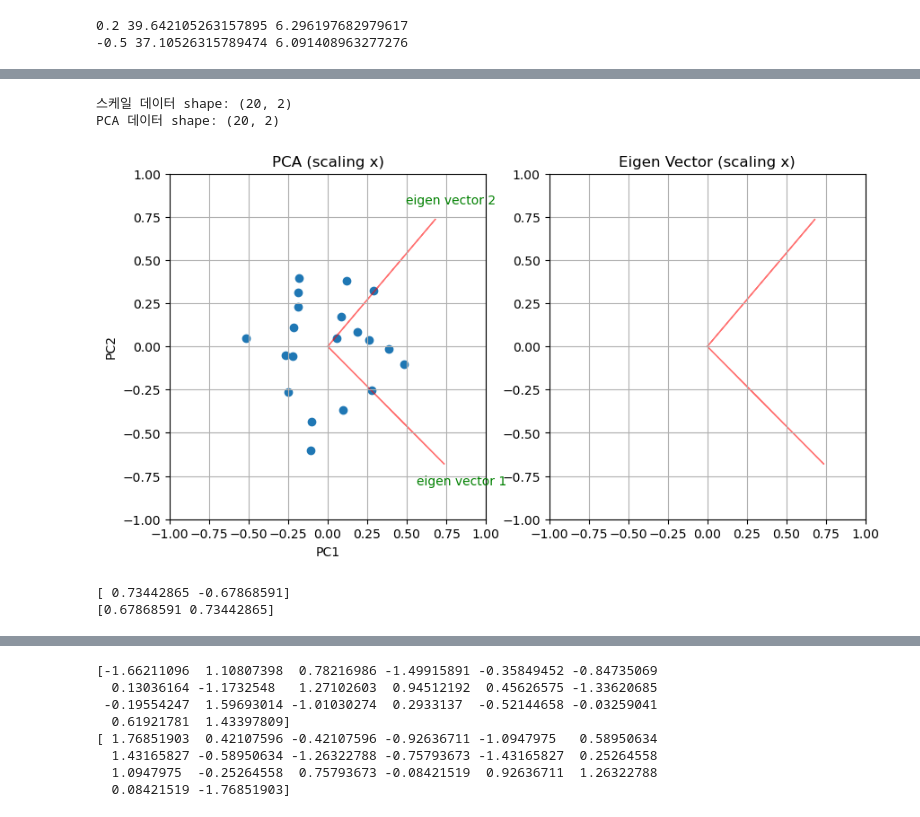
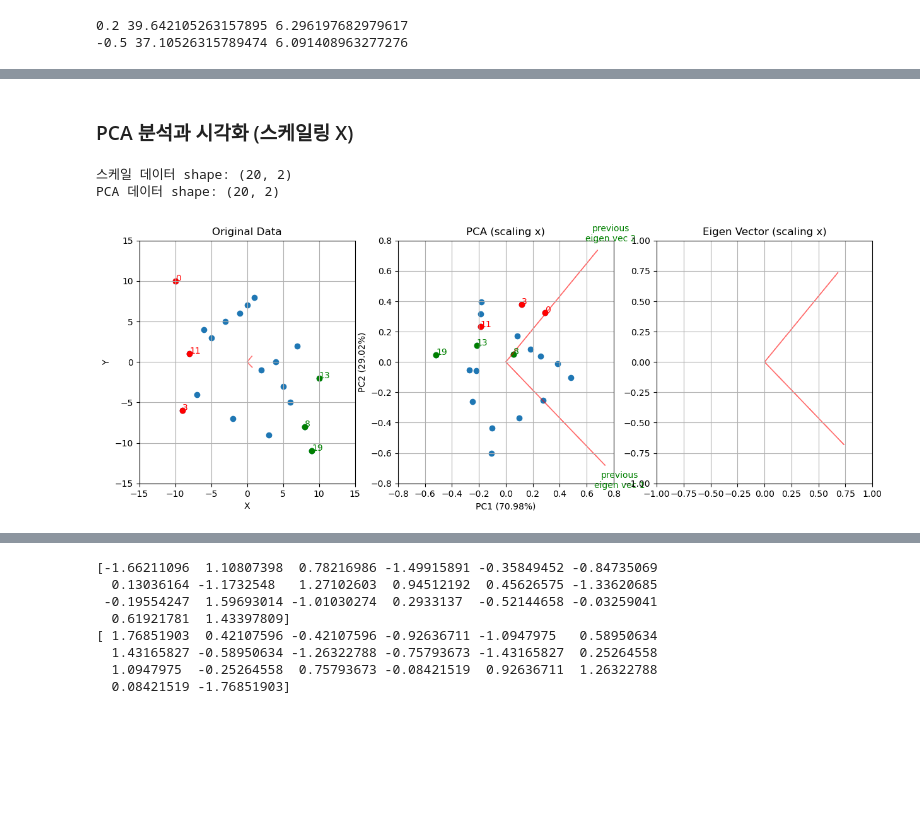
Before and after one commit to cosmos17/2025_STLab, a Jupyter notebook: Flavor/pca_test.ipynb, the cells around one changed output, grey strips where cells are left out. Cells and saved outputs as stored; diff of their text form; code cells hidden in the pictures; blank space fills up the shorter version.

```diff
--- a/Flavor/pca_test.ipynb
+++ b/Flavor/pca_test.ipynb
@@ -41,9 +50,9 @@ from sklearn.decomposition import PCA
 # %%
 def PCA_df(df, scaling=True, ncomponents_=2):
 
-    if scaling:
-        scaler = StandardScaler()
-        df = scaler.fit_transform(df)
+    # if scaling:
+    #     scaler = StandardScaler()
+    #     df = scaler.fit_transform(df)
 
     pca = PCA(n_components=ncomponents_)
     pca.fit(df)
@@ -83 +103,4 @@ def biplot(score, coeff, pcax, pcay, labels=None):
     plt.grid()
+# %%
+XY_df = pd.DataFrame({'X':x, 'Y':y})
+XY_df
@@ -84,29 +125,51 @@ def biplot(score, coeff, pcax, pcay, labels=None):
+# %% [markdown]
+### PCA 분석과 시각화 (스케일링 X)
 # %%
-pca, pca_df = PCA_df(df=pd.DataFrame([x, y]).T, scaling=False)
+pca, pca_df = PCA_df(df=pd.DataFrame({'X':x, 'Y':y}))
 # %% [output]
 스케일 데이터 shape: (20, 2)
 PCA 데이터 shape: (20, 2)
+# %%
+highlight_idx = [0, 3, 11, 8, 19, 13]
 # %%
-plt.figure(figsize=(10,5))
+plt.figure(figsize=(15,5))
 
-plt.subplot(1,2,1)
-biplot(pca_df.drop('exp_power', axis=1), pca.components_, 1, 2, labels=['eigen vector 1', 'eigen vector 2'])
+# plot 1
+plt.subplot(1,3,1)
+plt.scatter(x, y)
+for idx in highlight_idx[:3]:
+    plt.scatter(XY_df.loc[idx, 'X'], XY_df.loc[idx, 'Y'], color='red')
+    plt.text(XY_df.loc[idx, 'X'], XY_df.loc[idx, 'Y'], f"{idx}", color='red')
+for idx in highlight_idx[3:]:
+    plt.scatter(XY_df.loc[idx, 'X'], XY_df.loc[idx, 'Y'], color='green')
+    plt.text(XY_df.loc[idx, 'X'], XY_df.loc[idx, 'Y'], f"{idx}", color='green')
+plt.arrow(0, 0, evec1[0], evec1[1], color='r', alpha=0.5)
+plt.arrow(0, 0, evec2[0], evec2[1], color='r', alpha=0.5)
+plt.xlim(-15, 15)
+plt.ylim(-15, 15)
+plt.title("Original Data")
+plt.xlabel("X")
+plt.ylabel("Y")
+plt.grid()
+
+# plot 2
+plt.subplot(1,3,2)
+biplot(pca_df.drop('exp_power', axis=1),
+       coeff=pca.components_,
+       exp_ratio=pca.explained_variance_ratio_,
+       pcax=1, pcay=2,
+       labels=['previous\neigen vec 1', 'previous\neigen vec 2'], highlight_idx=highlight_idx)
 plt.title('PCA (scaling x)')
 
-plt.subplot(1,2,2)
+# plot3
+plt.subplot(1,3,3)
 plt.arrow(0, 0, evec1[0], evec1[1], color='r', alpha=0.5)
 plt.arrow(0, 0, evec2[0], evec2[1], color='r', alpha=0.5)
 plt.xlim(-1, 1)
 plt.ylim(-1, 1)
 plt.grid()
 plt.title('Eigen Vector (scaling x)')
 
 plt.show()
 # %% [output]
-[figure, old version]
+[figure, new version]
-# %%
-print(evec1)
-print(evec2)
-# %% [output]
-[ 0.73442865 -0.67868591]
-[0.67868591 0.73442865]
```
Also changed, not shown: parts of 37 cells of this notebook, 20 other files.
